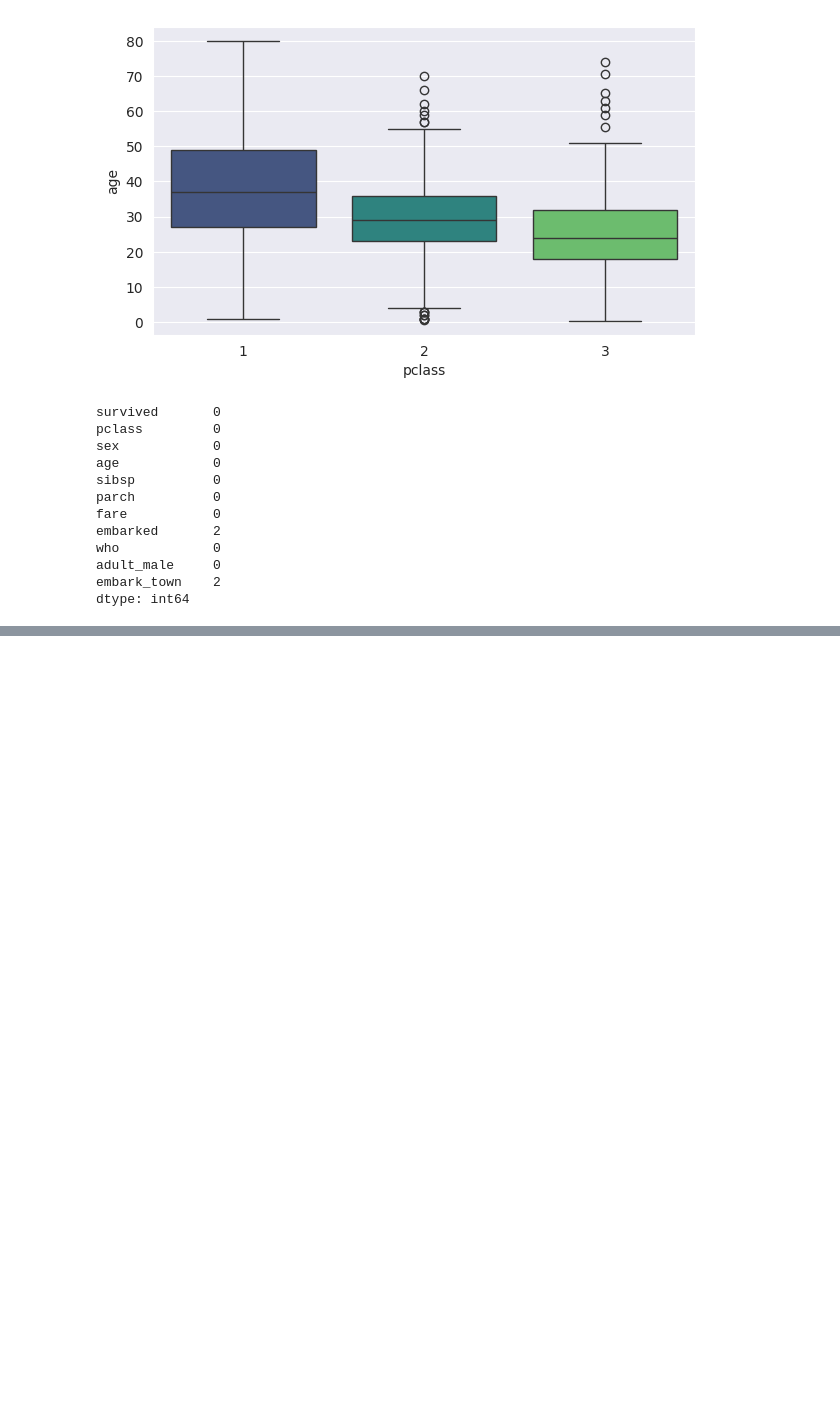
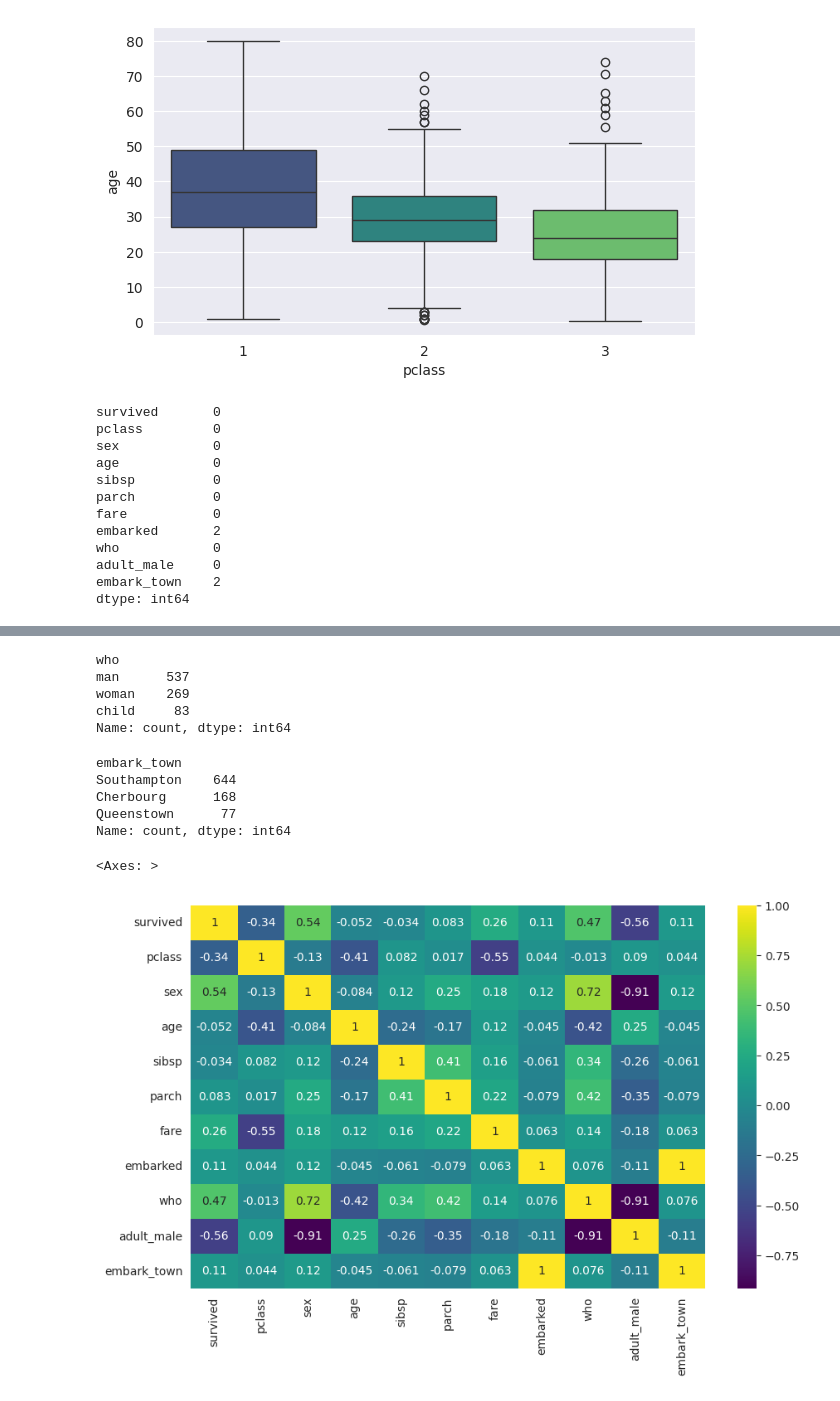
Before and after one commit to SriRamK345/ML_sample_DS_Sup_lerning, a Jupyter notebook: LogR_sampleds1.ipynb, the cells around one changed output, grey strips where cells are left out. Cells and saved outputs as stored; diff of their text form; code cells hidden in the pictures; blank space fills up the shorter version.

```diff
--- a/LogR_sampleds1.ipynb
+++ b/LogR_sampleds1.ipynb
@@ -196,0 +248,30 @@ df.dropna(inplace=True)
+# %%
+df["embarked"].replace({"S":0,"C":1,"Q":2},inplace=True)
+# %%
+df["who"].value_counts()
+# %% [output]
+who
+man      537
+woman    269
+child     83
+Name: count, dtype: int64
+# %%
+df["who"].replace({"man":0,"woman":1,"child":2},inplace=True)
+# %%
+df["adult_male"].replace({True:1,False:0},inplace=True)
+# %%
+df["embark_town"].value_counts()
+# %% [output]
+embark_town
+Southampton    644
+Cherbourg      168
+Queenstown      77
+Name: count, dtype: int64
+# %%
+df["embark_town"].replace({"Southampton":0,"Cherbourg":1,"Queenstown":2},inplace=True)
+# %%
+plt.figure(figsize=(10,6))
+sns.heatmap(df.corr(),annot=True,cmap="viridis")
+# %% [output]
+<Axes: >
+[figure, added]
```
Also changed, not shown: parts of 6 cells of this notebook.
